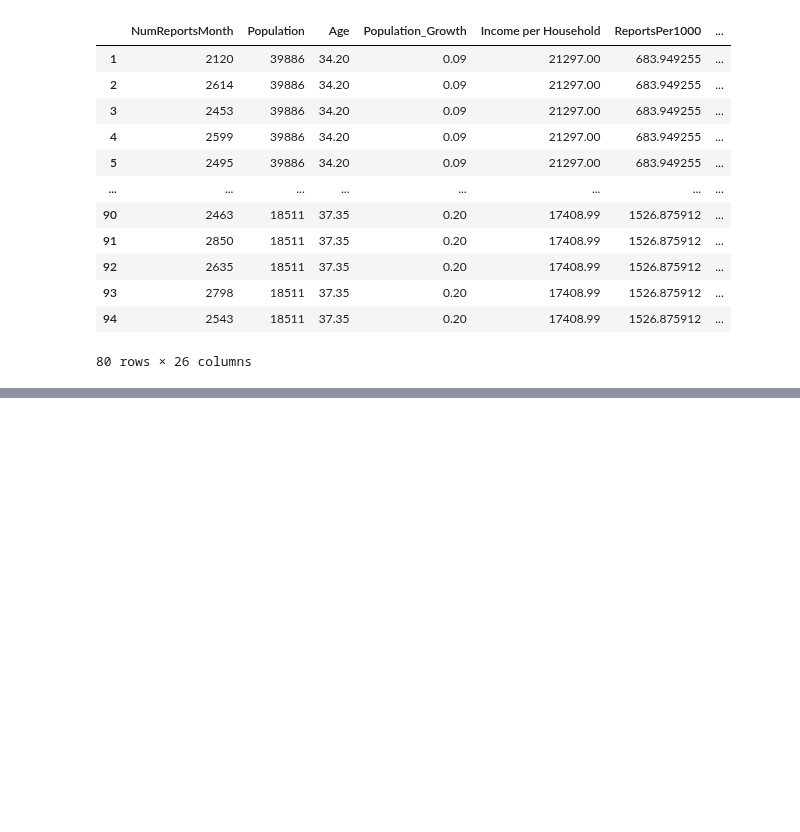
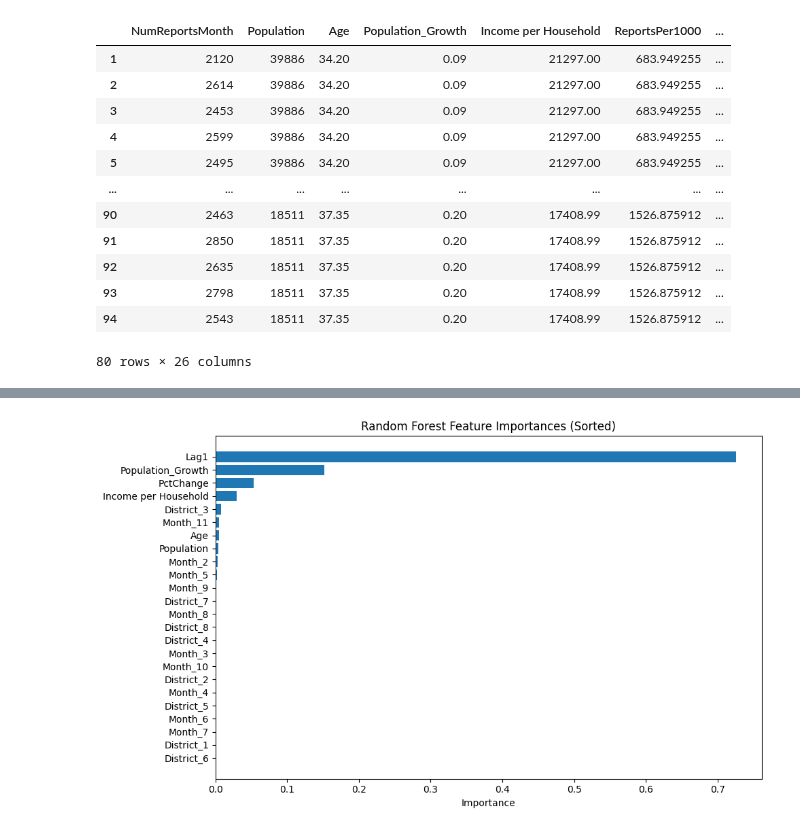
Before and after one commit to yarbschris/ds-final, a Jupyter notebook: finalProject.ipynb, the cells around one changed output, grey strips where cells are left out. Saved outputs shown, nothing was run; the diff lists cells and outputs as text; code cells hidden in the pictures; blank space fills up the shorter version.

```diff
--- a/finalProject.ipynb
+++ b/finalProject.ipynb
@@ -842,7 +842,7 @@ df
 | 94 | 2543 | 18511 | 37.35 | 0.20 | 17408.99 | 1526.875912 | ... |
 80 rows × 26 columns
 # %%
-features = ['Population', 'Age', 'Population_Growth', 'Income per Household', 'ReportsPer1000', 'Lag1', 'PctChange', 'Month_2', 'Month_3', 'Month_4', 'Month_5', 'Month_6', 'Month_7', 'Month_8', 'Month_9', 'Month_10', 'Month_11', 'District_1', 'District_2', 'District_3', 'District_4', 'District_5', 'District_6', 'District_7', 'District_8']
+features = ['Population', 'Age', 'Population_Growth', 'Income per Household', 'Lag1', 'PctChange', 'Month_2', 'Month_3', 'Month_4', 'Month_5', 'Month_6', 'Month_7', 'Month_8', 'Month_9', 'Month_10', 'Month_11', 'District_1', 'District_2', 'District_3', 'District_4', 'District_5', 'District_6', 'District_7', 'District_8']
 
 X = df[features]
 y = df['NumReportsMonth']
@@ -869,16 +868,0 @@ RF MAE: 100.29461757971166
-# %%
-from xgboost import XGBRegressor
-import matplotlib.pyplot as plt
-
-xgb = XGBRegressor(
-    n_estimators=500,
-    learning_rate=0.05,
-    max_depth=4,
-    subsample=0.9,
-    colsample_bytree=0.9,
-)
-
-xgb.fit(xTrain, yTrain)
-
-xgb.plot_importance(xgb, importance_type='gain')
-plt.show()
@@ -889,0 +869,12 @@ Likely causes:
+# %%
+import numpy as np
+importances = rf.feature_importances_
+
+indices = np.argsort(importances)[::-1]
+
+feature_names = xTrain.columns
+
+pd.DataFrame({
+    "Feature": feature_names[indices],
+    "Importance": importances[indices]
+})
@@ -889,0 +911,12 @@ Likely causes:
+# %%
+indices = np.argsort(importances)
+
+plt.figure(figsize=(10, 6))
+plt.title("Random Forest Feature Importances (Sorted)")
+plt.barh(range(len(indices)), importances[indices], align="center")
+plt.yticks(range(len(indices)), xTrain.columns[indices])
+plt.xlabel("Importance")
+plt.tight_layout()
+plt.show()
+# %% [output]
+[figure, added]
```
Also changed, not shown: parts of 4 cells of this notebook, 1 other file.
